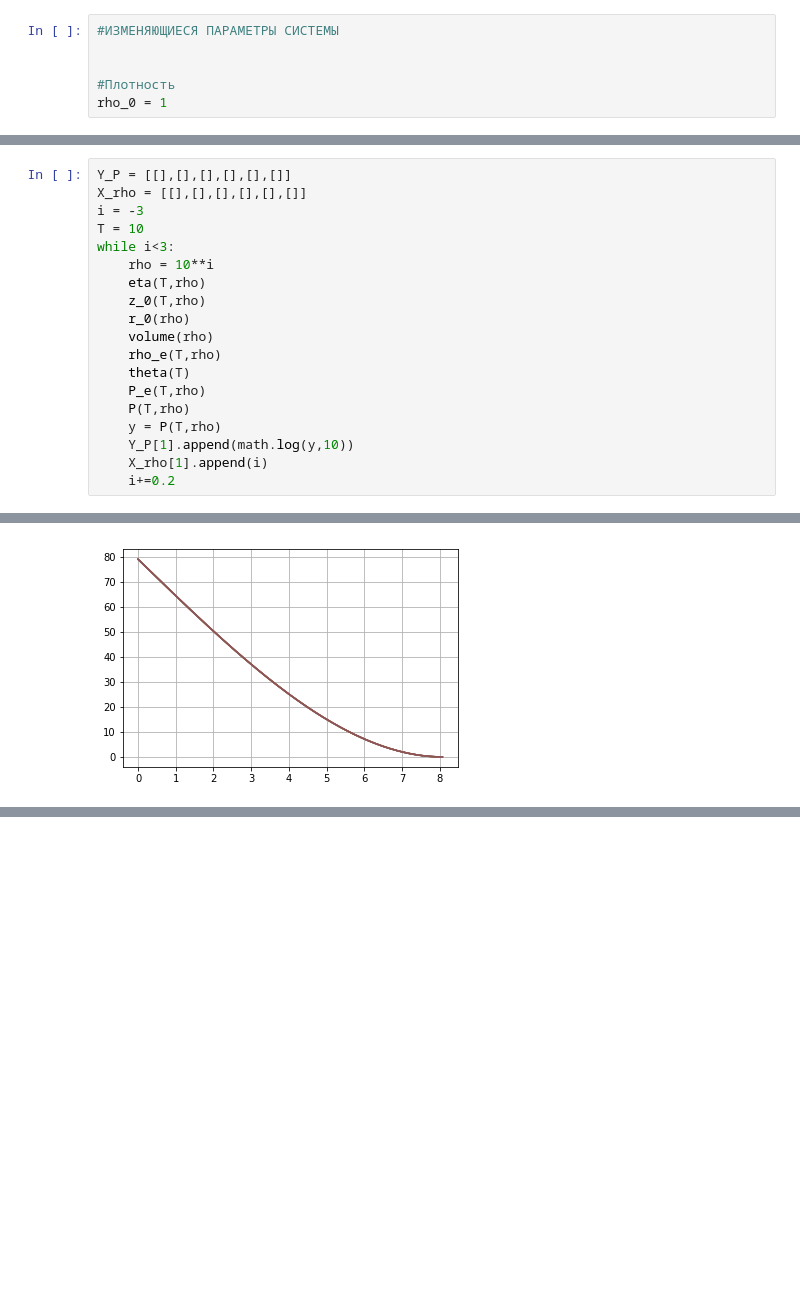
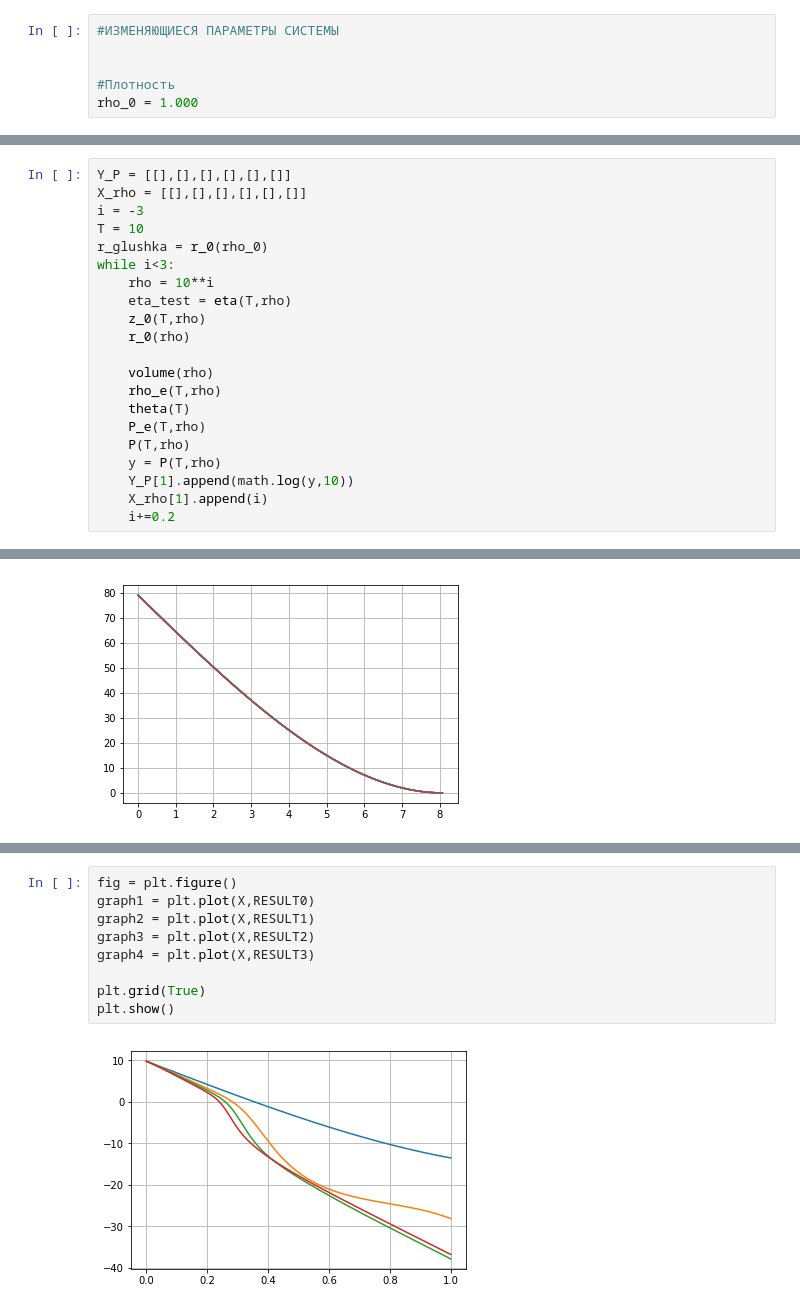
Before and after one commit to markoshura/deep_vlom, a Jupyter notebook: res.ipynb, the cells around one changed output, grey strips where cells are left out. Drawn from its saved outputs; the diff is of its cells as text; blank space fills up the shorter version.

```diff
--- a/res.ipynb
+++ b/res.ipynb
@@ -29,7 +29,7 @@ z = 79
 
 
 #Плотность
-rho_0 = 1
+rho_0 = 1.000
 # %%
 #ВСПОМОГАТЕЛЬНЫЕ ФУНКЦИИ
 
@@ -102,11 +116,13 @@ Y_P = [[],[],[],[],[],[]]
 X_rho = [[],[],[],[],[],[]]
 i = -3
 T = 10
+r_glushka = r_0(rho_0)
 while i<3:
     rho = 10**i
-    eta(T,rho)
+    eta_test = eta(T,rho)
     z_0(T,rho)
     r_0(rho)
+
     volume(rho)
     rho_e(T,rho)
     theta(T)
@@ -176,0 +366,11 @@ Plot:  6   T=  10.01
+# %%
+fig = plt.figure()
+graph1 = plt.plot(X,RESULT0)
+graph2 = plt.plot(X,RESULT1)
+graph3 = plt.plot(X,RESULT2)
+graph4 = plt.plot(X,RESULT3)
+
+plt.grid(True)
+plt.show()
+# %% [output]
+[figure, added]
```
Also changed, not shown: parts of 8 cells of this notebook, 1 other file.
